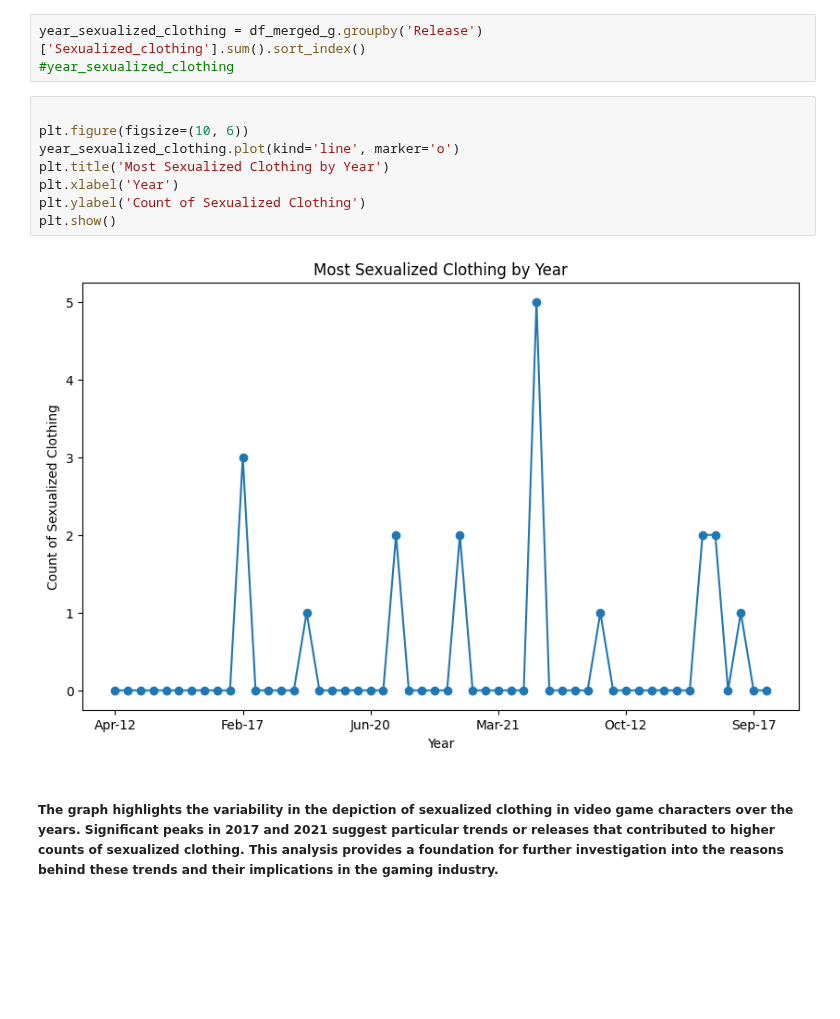
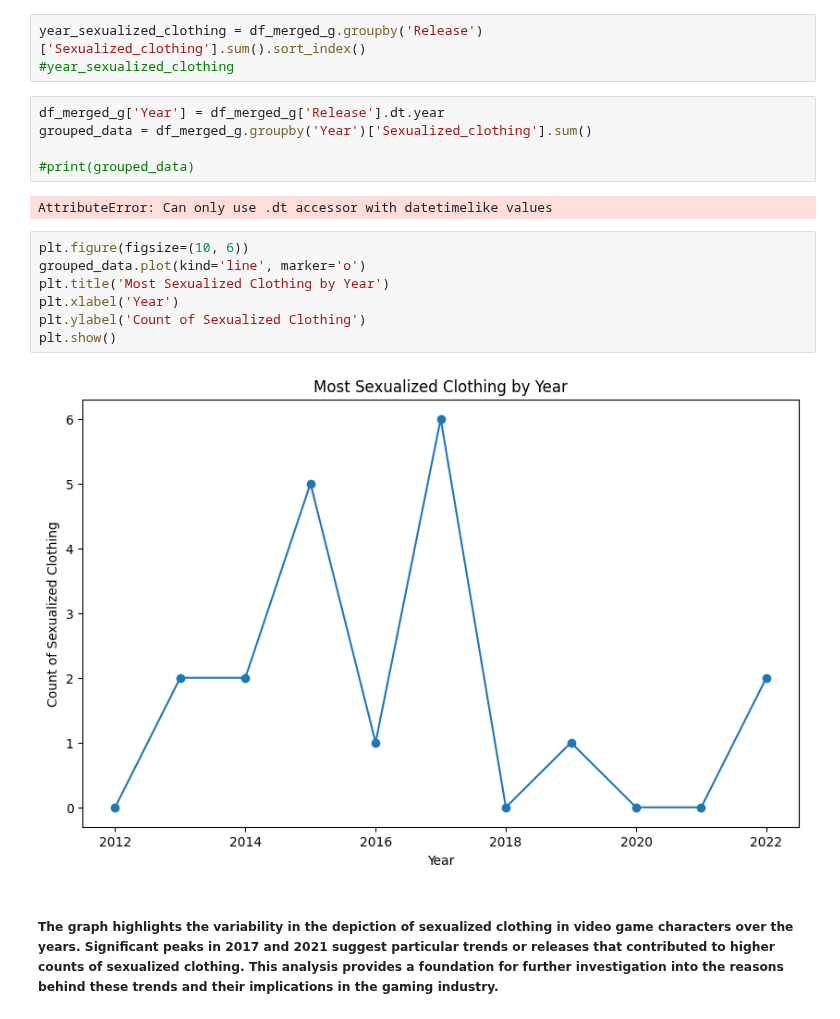
Before and after one commit to hayleyyryan/CFG_Degree_Project_Group_4, a Jupyter notebook: Jupyter_notebook/sexualized_data_exploration.ipynb, the cells around one changed output. Saved outputs shown, nothing was run; the diff lists cells and outputs as text; blank space fills up the shorter version.

Commit message:
Adjusting release column from games_database to have better visuals

```diff
--- a/Jupyter_notebook/sexualized_data_exploration.ipynb
+++ b/Jupyter_notebook/sexualized_data_exploration.ipynb
@@ -267,16 +273,22 @@ Here we need to refeer to game db, so:
 # %%
 year_sexualized_clothing = df_merged_g.groupby('Release')['Sexualized_clothing'].sum().sort_index()
 #year_sexualized_clothing
+# %%
+df_merged_g['Year'] = df_merged_g['Release'].dt.year
+grouped_data = df_merged_g.groupby('Year')['Sexualized_clothing'].sum()
+
+#print(grouped_data)
+# %% [output]
+AttributeError: Can only use .dt accessor with datetimelike values
 # %%
-
 plt.figure(figsize=(10, 6))
-year_sexualized_clothing.plot(kind='line', marker='o')
+grouped_data.plot(kind='line', marker='o')
 plt.title('Most Sexualized Clothing by Year')
 plt.xlabel('Year')
 plt.ylabel('Count of Sexualized Clothing')
 plt.show()
 # %% [output]
-[figure, old version]
+[figure, new version]
 # %% [markdown]
 ##### The graph highlights the variability in the depiction of sexualized clothing in video game characters over the years. Significant peaks in 2017 and 2021 suggest particular trends or releases that contributed to higher counts of sexualized clothing. This analysis provides a foundation for further investigation into the reasons behind these trends and their implications in the gaming industry.
 # %% [markdown]
```
Also changed, not shown: parts of 2 cells of this notebook.
